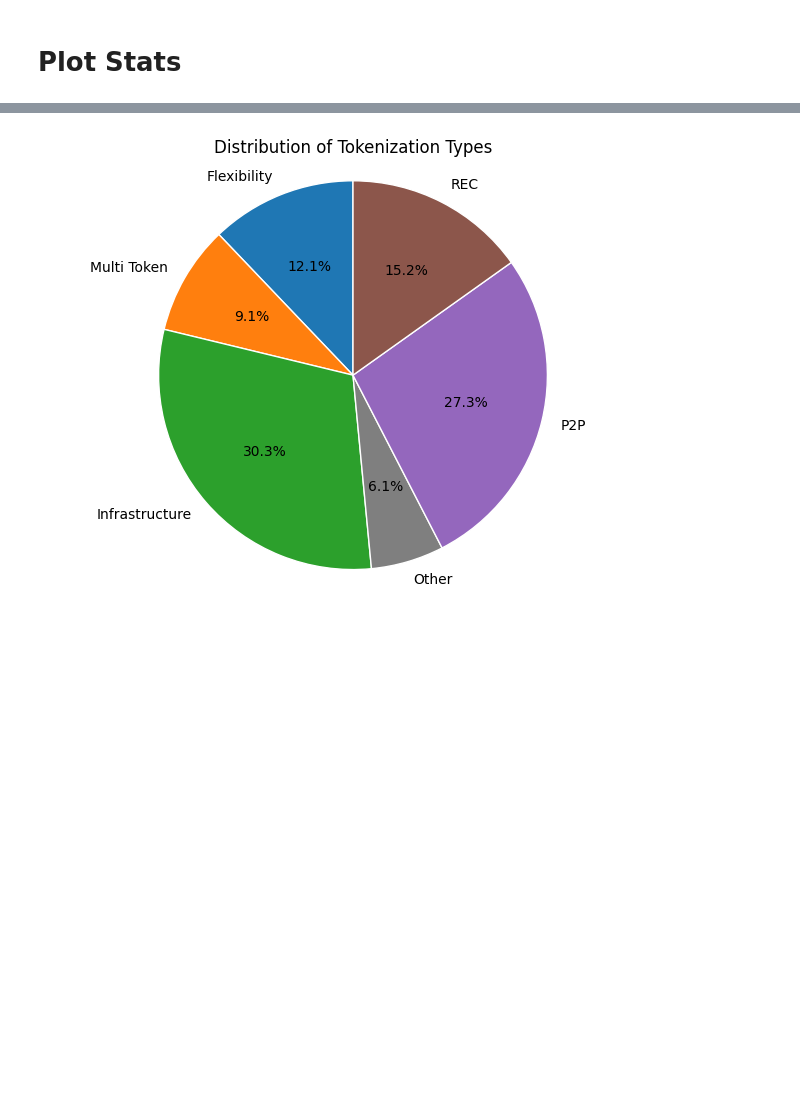
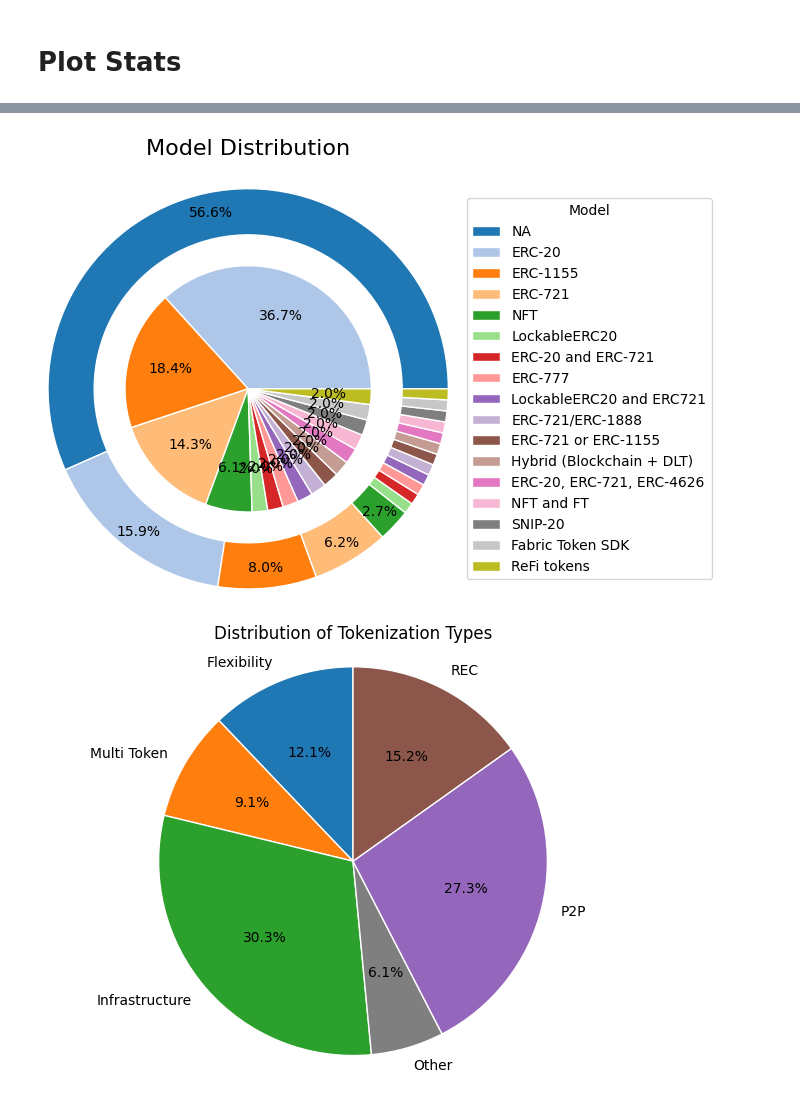
Before and after one commit to CaixiangFan/tokenization-survey, a Jupyter notebook: dataproc.ipynb, the cells around one changed output, grey strips where cells are left out. Saved outputs shown, nothing was run; the diff lists cells and outputs as text; code cells hidden in the pictures; blank space fills up the shorter version.

```diff
--- a/dataproc.ipynb
+++ b/dataproc.ipynb
@@ -38,0 +121,91 @@ Error:
+# %%
+import pandas as pd
+import matplotlib.pyplot as plt
+
+df = pd.read_csv(
+    "data/papers_summary.csv",
+    usecols=lambda col: not col.startswith("Unnamed:")
+)
+# -------------------------------
+# Model Distribution Nested Donut
+# -------------------------------
+
+# Clean model column
+model_col = df["Model"].fillna("NA").astype(str).str.strip()
+
+# Standardize missing labels
+model_col = model_col.replace(
+    ["", "nan", "None", "N/A", "NA"],
+    "NA"
+)
+
+# Outer ring: all models
+outer_counts = model_col.value_counts()
+
+# Inner ring: exclude NA
+inner_models = model_col[model_col != "NA"]
+inner_counts = inner_models.value_counts()
+
+# Consistent colors
+labels = outer_counts.index.tolist()
+
+# Create color map
+cmap = plt.get_cmap("tab20")
+colors = {label: cmap(i) for i, label in enumerate(labels)}
+
+outer_colors = [colors[label] for label in outer_counts.index]
+inner_colors = [colors[label] for label in inner_counts.index]
+
+fig, ax = plt.subplots()
+
+# Outer donut (all papers)
+ax.pie(
+    outer_counts.values,
+    radius=1.3,
+    labels=None,
+    colors=outer_colors,
+    autopct=lambda p: f"{p:.1f}%" if p > 2 else "",
+    pctdistance=0.90,
+    wedgeprops=dict(width=0.30, edgecolor="white")
+)
+
+# Inner pie (excluding NA)
+ax.pie(
+    inner_counts.values,
+    radius=0.8,  # smaller radius creates the gap
+    labels=None,
+    colors=inner_colors,
+    autopct=lambda p: f"{p:.1f}%" if p > 2 else "",
+    pctdistance=0.65,
+    wedgeprops=dict(edgecolor="white")
+)
+
+ax.set(aspect="equal")
+
+plt.text(
+    0,
+    1.45,
+    "",
+    ha="center",
+    fontsize=14,
+    fontweight="bold"
+)
+
+ax.legend(
+    outer_counts.index,
+    loc="center left",
+    bbox_to_anchor=(1.05, 0.5),
+    title="Model"
+)
+
+plt.title("Model Distribution", fontsize=16, pad=30)
+
+plt.tight_layout()
+plt.savefig(
+    "plots/model_distr.pdf",
+    dpi=300,
+    bbox_inches="tight"
+)
+plt.show()
+# %% [output]
+[figure, added]
```
Also changed, not shown: parts of 10 cells of this notebook, 5 other files.
